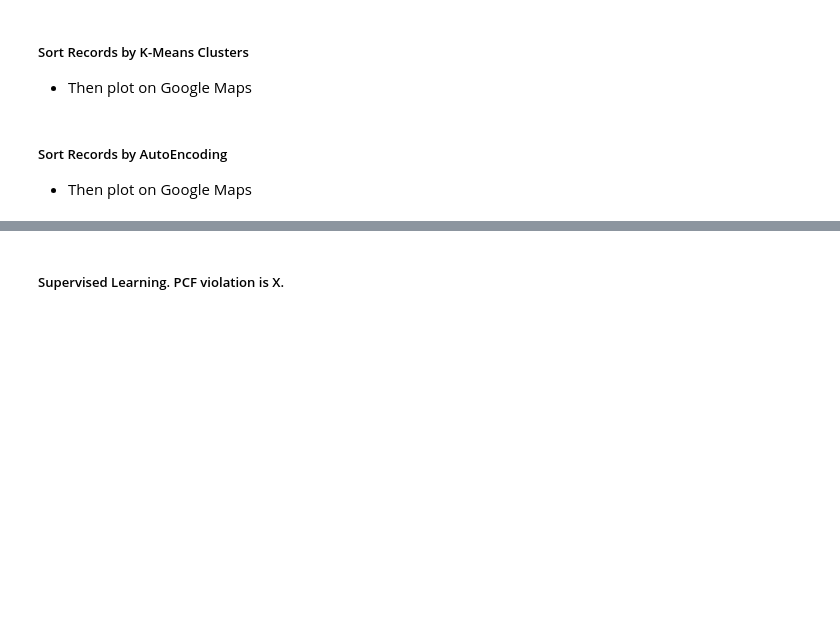
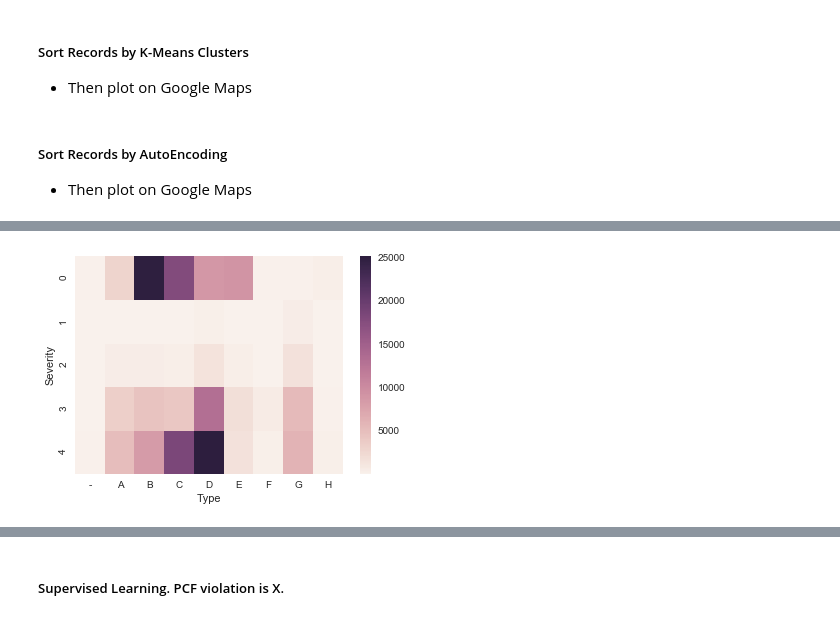
Before and after one commit to Peter-32/LA-Collision-Forecasting, a Jupyter notebook: la_collisions.ipynb, the cells around one changed output, grey strips where cells are left out. Saved outputs shown, nothing was run; the diff lists cells and outputs as text; code cells hidden in the pictures; blank space fills up the shorter version.

```diff
--- a/la_collisions.ipynb
+++ b/la_collisions.ipynb
@@ -402,0 +476,13 @@ show(p)
+# %%
+df_sort_by_severity_and_type = ps.sqldf(
+"""select
+collision_severity AS Severity,
+type_of_collision AS Type,
+  count(*) AS count
+from df
+group by 1,2 order by 1,2""", locals())
+
+df6 = df_sort_by_severity_and_type.pivot("Severity", "Type", "count")
+ax = sns.heatmap(df6)
+# %% [output]
+[figure, added]
```
Also changed, not shown: parts of 18 cells of this notebook, 2 other files.
